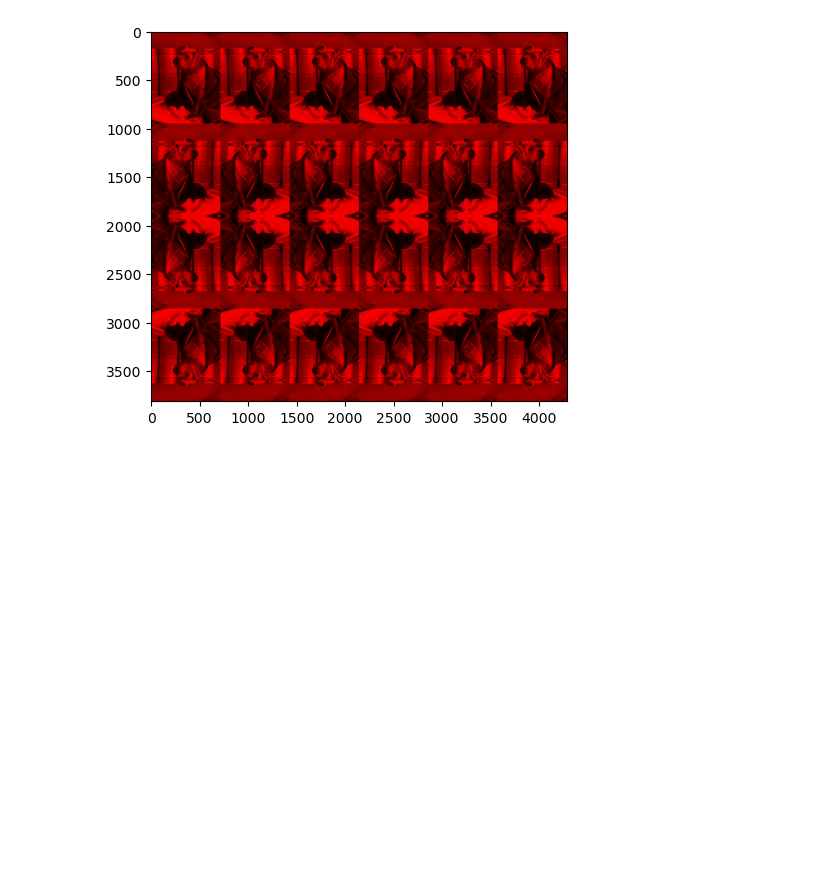
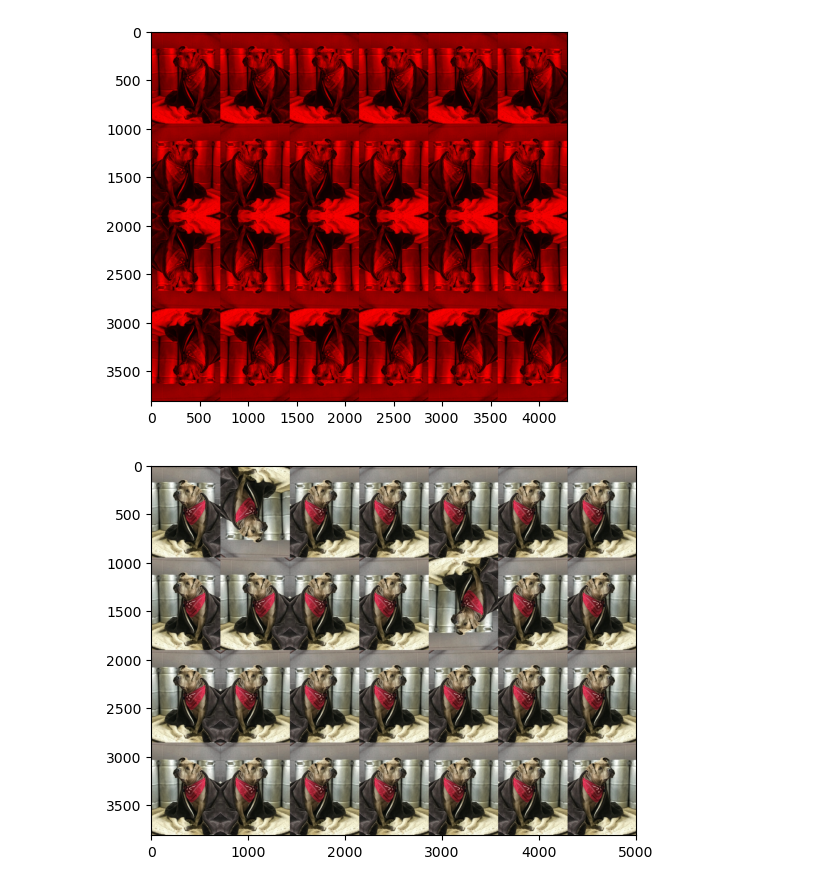
Before and after one commit to TinneCJM/assignment_numpy, a Jupyter notebook: notebooks/Assignment_notebook.ipynb, the cells around one changed output. Drawn from its saved outputs; the diff is of its cells as text; code cells hidden in the pictures; blank space fills up the shorter version.

```diff
--- a/notebooks/Assignment_notebook.ipynb
+++ b/notebooks/Assignment_notebook.ipynb
@@ -134,3 +134,45 @@ plt.imshow(concatenate_color_image(np_image))
 plt.show()
 # %% [output]
 [figure]
+# %%
+def grid_with_flips(image, matrix):
+    """
+    Concatenates the given image horizontally multiple times based on the number of repeats and the flip matrix.
+
+    Parameters:
+    image (numpy.ndarray): The input image to be concatenated.
+    matrix (list): The matrix specifying the type of flips to be performed on each image.
+
+    Returns:
+    numpy.ndarray: The concatenated image.
+
+    Raises:
+    ValueError: If an invalid flip matrix is provided.
+    """
+
+    flipped_images = []
+    for row in matrix:
+        flipped_row = []
+        for flip_type in row:
+            if flip_type == 1:
+                flipped_image = np.flip(image, axis=1)
+            elif flip_type == 2:
+                flipped_image = np.flip(image, axis=(0, 1))
+            elif flip_type == 3:
+                flipped_image = np.flip(image, axis=0)
+            elif flip_type != 0:
+                raise ValueError("Invalid flip type. Please choose 0, 1, 2, or 3.")
+            else:
+                flipped_image = image
+            flipped_row.append(flipped_image)
+        flipped_images.append(flipped_row)
+
+    joined_images = [np.concatenate(row, axis=1) for row in flipped_images]
+    full_image = np.concatenate(joined_images, axis=0)
+
+    return full_image
+# %%
+plt.imshow(grid_with_flips(np_image, [[0, 2, 1, 1, 1, 1, 1], [0, 0, 1, 1, 3, 1, 1], [0, 1, 1, 1, 1, 1, 1], [0, 1, 1, 1, 1, 1, 1]]))
+plt.show()
+# %% [output]
+[figure, added]
```
Also changed, not shown: parts of 1 cell of this notebook.
